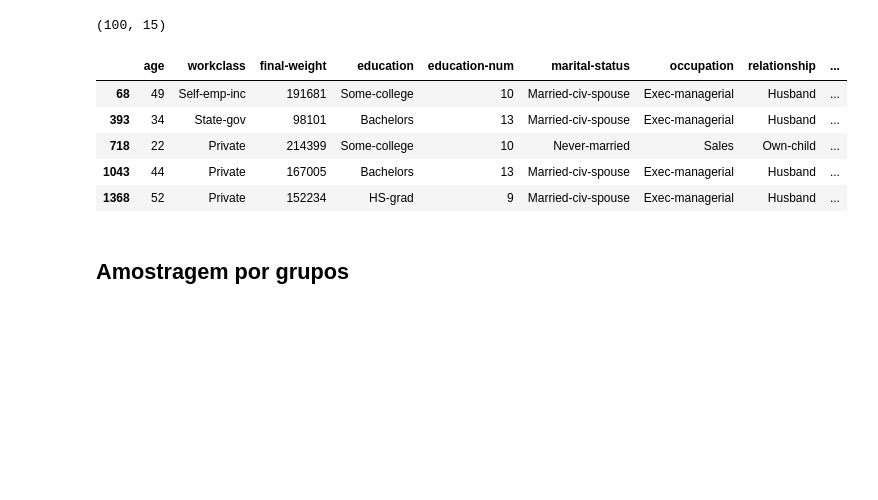
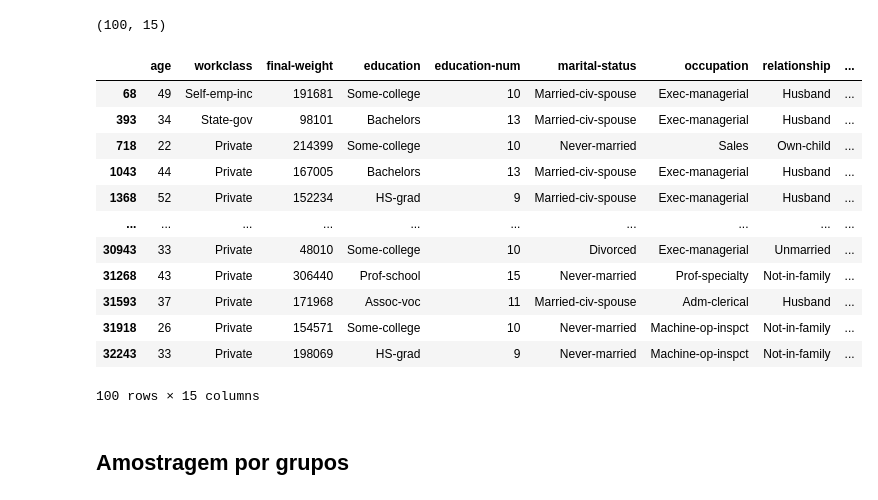
Before and after one commit to fellipaocastro/estatistica, a Jupyter notebook: amostragem.ipynb, the cells around one changed output. Saved outputs shown, nothing was run; the diff lists cells and outputs as text; code cells hidden in the pictures; blank space fills up the shorter version.

```diff
--- a/amostragem.ipynb
+++ b/amostragem.ipynb
@@ -47,14 +54,21 @@ df_amostra_sistematica.shape
 # %% [output]
 (100, 15)
 # %%
-df_amostra_sistematica.head()
+df_amostra_sistematica
 # %% [output]
 |  | age | workclass | final-weight | education | education-num | marital-status | occupation | relationship | ... |
 | 68 | 49 | Self-emp-inc | 191681 | Some-college | 10 | Married-civ-spouse | Exec-managerial | Husband | ... |
 | 393 | 34 | State-gov | 98101 | Bachelors | 13 | Married-civ-spouse | Exec-managerial | Husband | ... |
 | 718 | 22 | Private | 214399 | Some-college | 10 | Never-married | Sales | Own-child | ... |
 | 1043 | 44 | Private | 167005 | Bachelors | 13 | Married-civ-spouse | Exec-managerial | Husband | ... |
 | 1368 | 52 | Private | 152234 | HS-grad | 9 | Married-civ-spouse | Exec-managerial | Husband | ... |
+| ... | ... | ... | ... | ... | ... | ... | ... | ... | ... |
+| 30943 | 33 | Private | 48010 | Some-college | 10 | Divorced | Exec-managerial | Unmarried | ... |
+| 31268 | 43 | Private | 306440 | Prof-school | 15 | Never-married | Prof-specialty | Not-in-family | ... |
+| 31593 | 37 | Private | 171968 | Assoc-voc | 11 | Married-civ-spouse | Adm-clerical | Husband | ... |
+| 31918 | 26 | Private | 154571 | Some-college | 10 | Never-married | Machine-op-inspct | Not-in-family | ... |
+| 32243 | 33 | Private | 198069 | HS-grad | 9 | Never-married | Machine-op-inspct | Not-in-family | ... |
+100 rows × 15 columns
 # %% [markdown]
 ## Amostragem por grupos
 # %%
```
Also changed, not shown: parts of 2 cells of this notebook, 1 other file.
